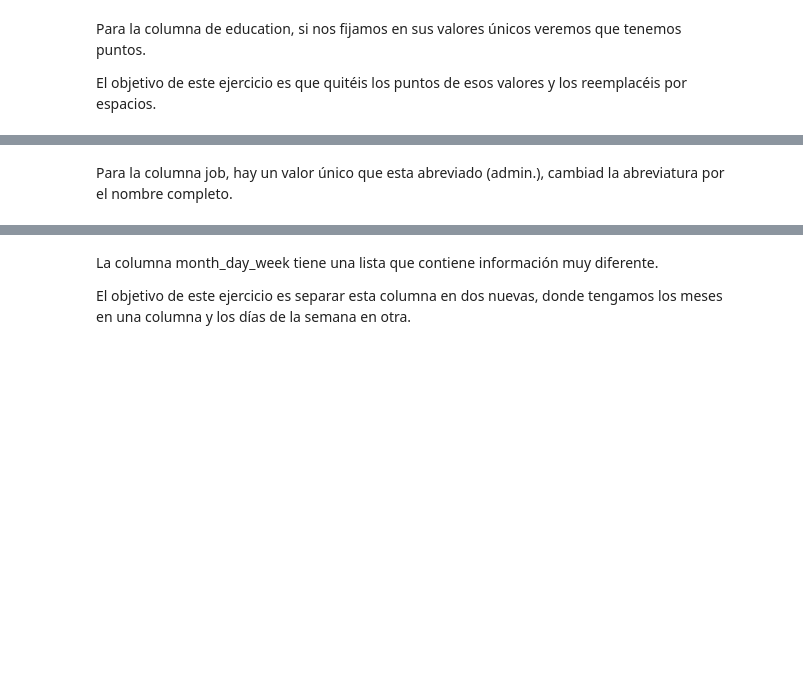
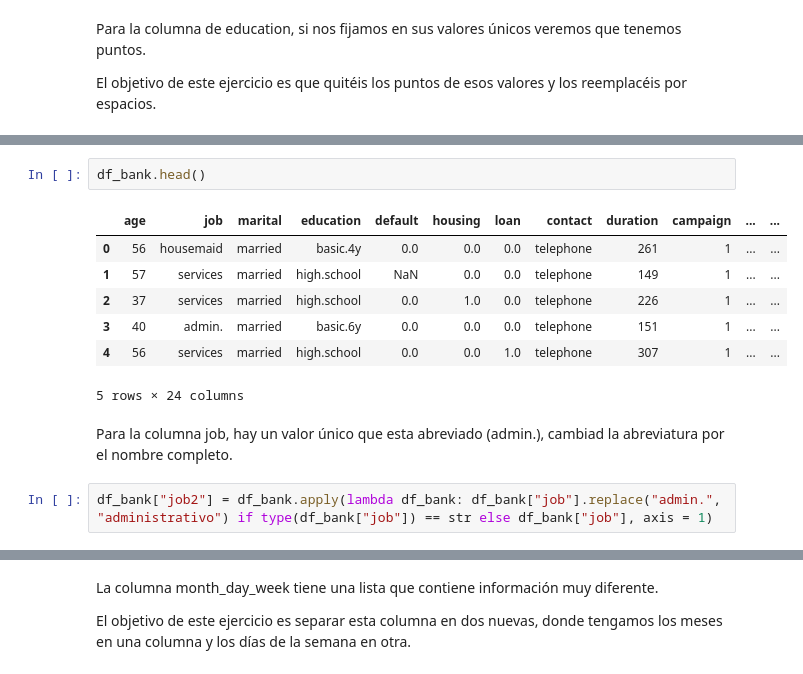
Before and after one commit to Adalab/promo_d_da_modulo2_sprint2_Silvia_Paula, a Jupyter notebook: Limpieza-II.ipynb, the cells around one changed output, grey strips where cells are left out. Saved outputs shown, nothing was run; the diff lists cells and outputs as text; blank space fills up the shorter version.

```diff
--- a/Limpieza-II.ipynb
+++ b/Limpieza-II.ipynb
@@ -9,2 +67,14 @@ El objetivo de este ejercicio es que quitéis los puntos de esos valores y los r
+# %%
+df_bank.head()
+# %% [output]
+|  | age | job | marital | education | default | housing | loan | contact | duration | campaign | ... | ... |
+| 0 | 56 | housemaid | married | basic.4y | 0.0 | 0.0 | 0.0 | telephone | 261 | 1 | ... | ... |
+| 1 | 57 | services | married | high.school | NaN | 0.0 | 0.0 | telephone | 149 | 1 | ... | ... |
+| 2 | 37 | services | married | high.school | 0.0 | 1.0 | 0.0 | telephone | 226 | 1 | ... | ... |
+| 3 | 40 | admin. | married | basic.6y | 0.0 | 0.0 | 0.0 | telephone | 151 | 1 | ... | ... |
+| 4 | 56 | services | married | high.school | 0.0 | 0.0 | 1.0 | telephone | 307 | 1 | ... | ... |
+5 rows × 24 columns
 # %% [markdown]
 Para la columna job, hay un valor único que esta abreviado (admin.), cambiad la abreviatura por el nombre completo.
+# %%
+df_bank["job2"] = df_bank.apply(lambda df_bank: df_bank["job"].replace("admin.", "administrativo") if type(df_bank["job"]) == str else df_bank["job"], axis = 1)
```
Also changed, not shown: parts of 15 cells of this notebook, 2 other files.
